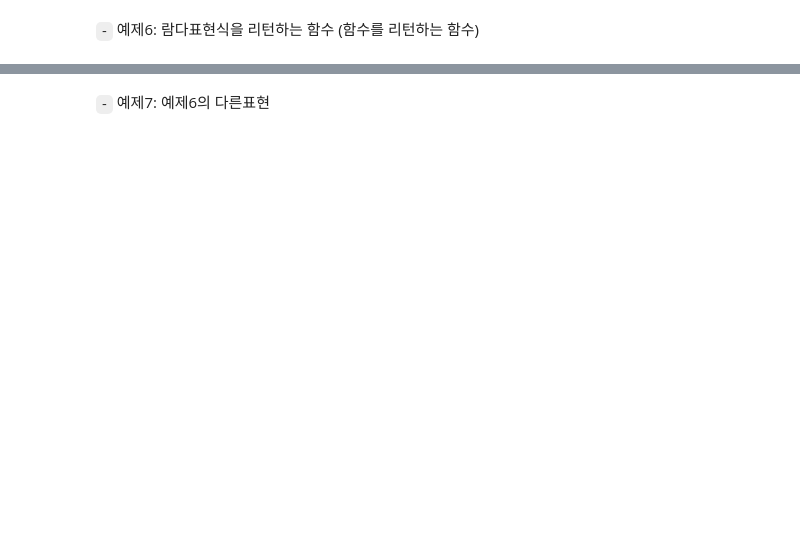
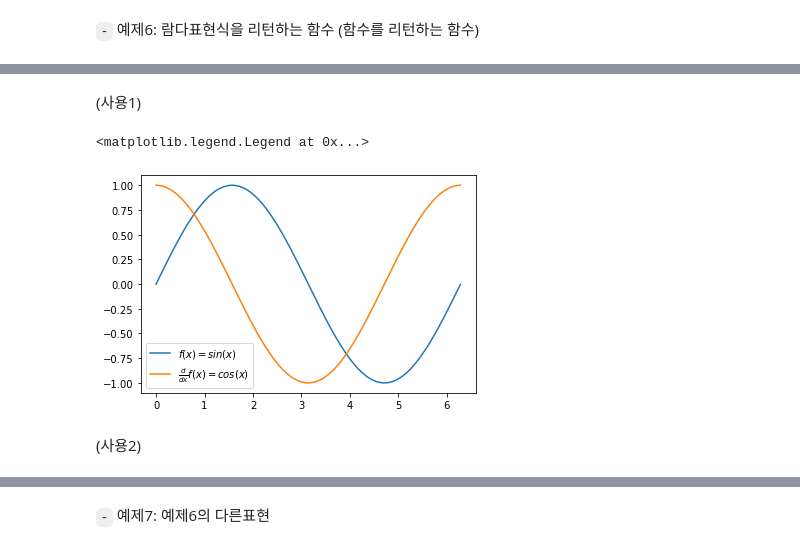
Before and after one commit to guebin/DV2022_backup, a Jupyter notebook: _notebooks/2022-10-12-(6주차) 10월12일.ipynb, the cells around one changed output, grey strips where cells are left out. Drawn from its saved outputs; the diff is of its cells as text; code cells hidden in the pictures; blank space fills up the shorter version.

```diff
--- a/_notebooks/2022-10-12-(6주차) 10월12일.ipynb
+++ b/_notebooks/2022-10-12-(6주차) 10월12일.ipynb
@@ -25,0 +118,20 @@
+# %%
+def derivate(g):
+    return lambda x: (g(x+0.001)-g(x))/0.001
+# %% [markdown]
+(사용1)
+# %%
+g = lambda x: np.sin(x)
+# %%
+gg = derivate(g)
+# %%
+x = np.linspace(0,6.28,1000)
+# %%
+plt.plot(x,g(x),label=r'$f(x)=sin(x)$')
+plt.plot(x,gg(x),label=r'$\frac{d}{dx}f(x)=cos(x)$')
+plt.legend()
+# %% [output]
+<matplotlib.legend.Legend at 0x...>
+[figure, added]
+# %% [markdown]
+(사용2)
```
Also changed, not shown: parts of 91 cells of this notebook, 1 other file.
